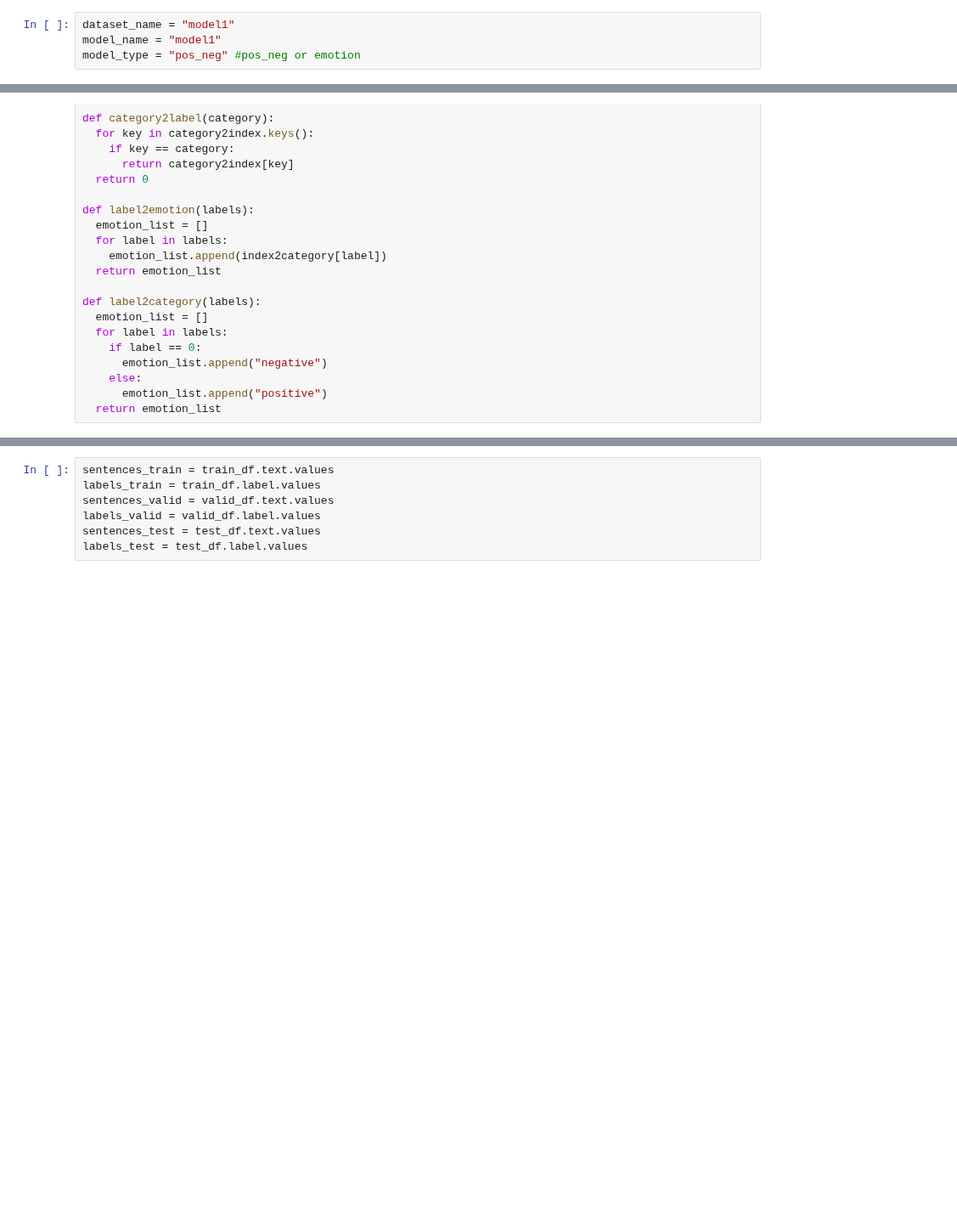
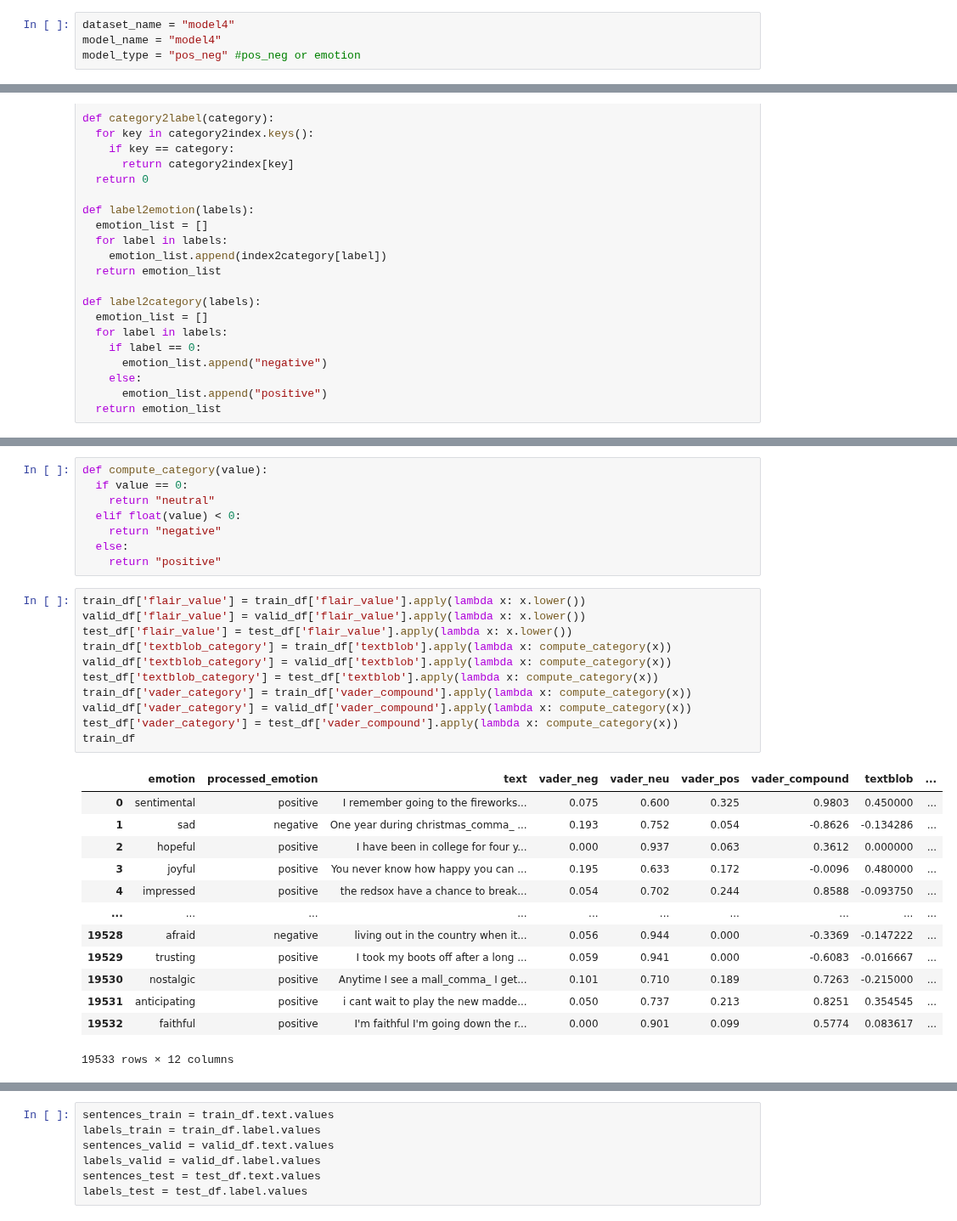
Before and after one commit to omkarpat/EmpatheticDialoguesEmotionDetection, a Jupyter notebook: Model_Evaluation.ipynb, the cells around one changed output, grey strips where cells are left out. Shown at 85% size. Drawn from its saved outputs; the diff is of its cells as text; blank space fills up the shorter version.

Commit message:
Added code for processing baseline models

```diff
--- a/Model_Evaluation.ipynb
+++ b/Model_Evaluation.ipynb
@@ -56,8 +59,8 @@ emotion_model2_save  pos_neg_model1_save  pos_neg_model4_save
  valid_fixed_processed_model3_final.csv
  valid_fixed_processed_model4_final.csv
 # %%
-dataset_name = "model1"
-model_name = "model1"
+dataset_name = "model4"
+model_name = "model4"
 model_type = "pos_neg" #pos_neg or emotion
 # %%
 import tensorflow as tf
@@ -199,0 +203,33 @@ Number of test sentences: 2,542
+# %%
+def compute_category(value):
+  if value == 0:
+    return "neutral"
+  elif float(value) < 0:
+    return "negative"
+  else:
+    return "positive"
+# %%
+train_df['flair_value'] = train_df['flair_value'].apply(lambda x: x.lower())
+valid_df['flair_value'] = valid_df['flair_value'].apply(lambda x: x.lower())
+test_df['flair_value'] = test_df['flair_value'].apply(lambda x: x.lower())
+train_df['textblob_category'] = train_df['textblob'].apply(lambda x: compute_category(x))
+valid_df['textblob_category'] = valid_df['textblob'].apply(lambda x: compute_category(x))
+test_df['textblob_category'] = test_df['textblob'].apply(lambda x: compute_category(x))
+train_df['vader_category'] = train_df['vader_compound'].apply(lambda x: compute_category(x))
+valid_df['vader_category'] = valid_df['vader_compound'].apply(lambda x: compute_category(x))
+test_df['vader_category'] = test_df['vader_compound'].apply(lambda x: compute_category(x))
+train_df
+# %% [output]
+|  | emotion | processed_emotion | text | vader_neg | vader_neu | vader_pos | vader_compound | textblob | ... |
+| 0 | sentimental | positive | I remember going to the fireworks... | 0.075 | 0.600 | 0.325 | 0.9803 | 0.450000 | ... |
+| 1 | sad | negative | One year during christmas_comma_ ... | 0.193 | 0.752 | 0.054 | -0.8626 | -0.134286 | ... |
+| 2 | hopeful | positive | I have been in college for four y... | 0.000 | 0.937 | 0.063 | 0.3612 | 0.000000 | ... |
+| 3 | joyful | positive | You never know how happy you can ... | 0.195 | 0.633 | 0.172 | -0.0096 | 0.480000 | ... |
+| 4 | impressed | positive | the redsox have a chance to break... | 0.054 | 0.702 | 0.244 | 0.8588 | -0.093750 | ... |
+| ... | ... | ... | ... | ... | ... | ... | ... | ... | ... |
+| 19528 | afraid | negative | living out in the country when it... | 0.056 | 0.944 | 0.000 | -0.3369 | -0.147222 | ... |
+| 19529 | trusting | positive | I took my boots off after a long ... | 0.059 | 0.941 | 0.000 | -0.6083 | -0.016667 | ... |
+| 19530 | nostalgic | positive | Anytime I see a mall_comma_ I get... | 0.101 | 0.710 | 0.189 | 0.7263 | -0.215000 | ... |
+| 19531 | anticipating | positive | i cant wait to play the new madde... | 0.050 | 0.737 | 0.213 | 0.8251 | 0.354545 | ... |
+| 19532 | faithful | positive | I'm faithful I'm going down the r... | 0.000 | 0.901 | 0.099 | 0.5774 | 0.083617 | ... |
+19533 rows × 12 columns
```
Also changed, not shown: parts of 4 cells of this notebook.
